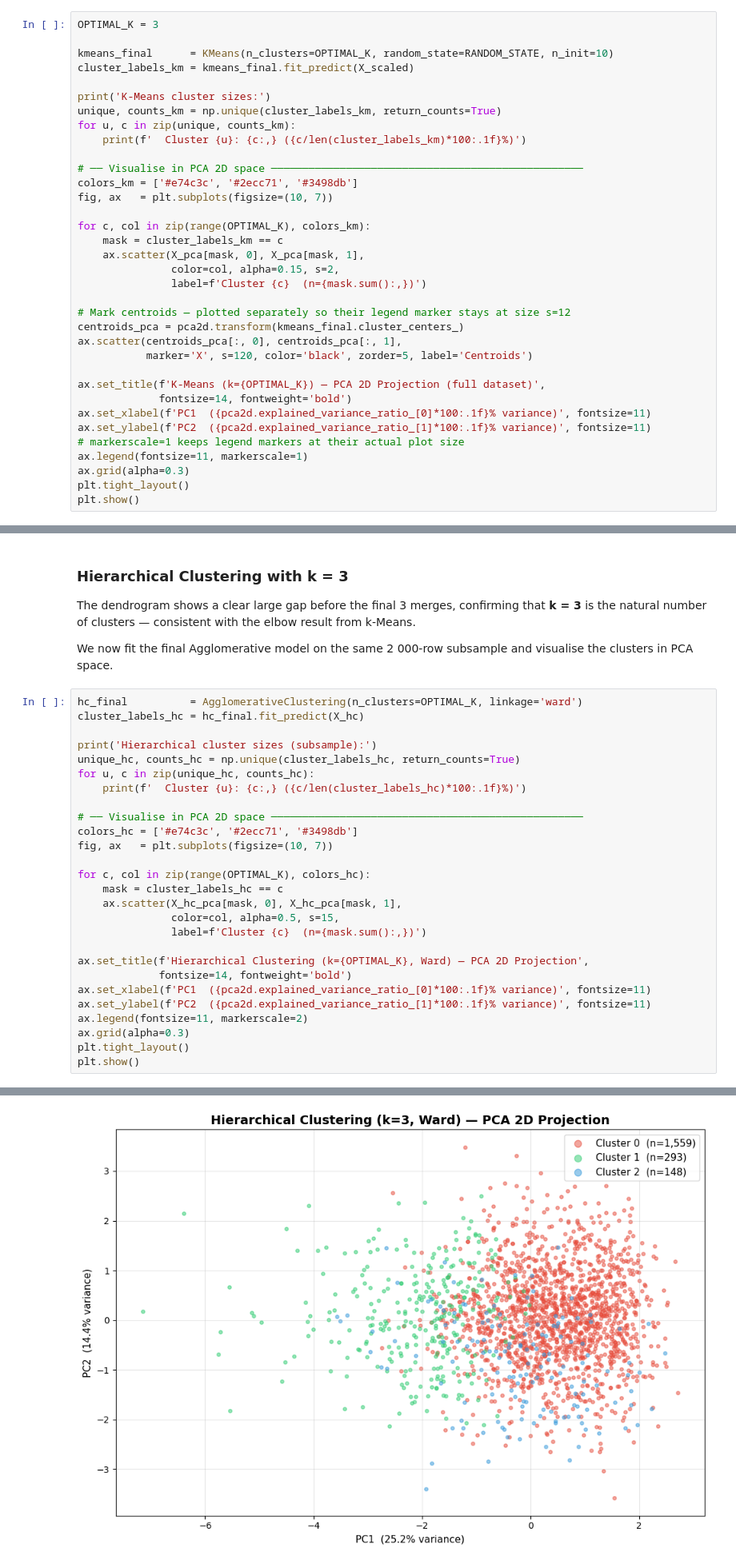
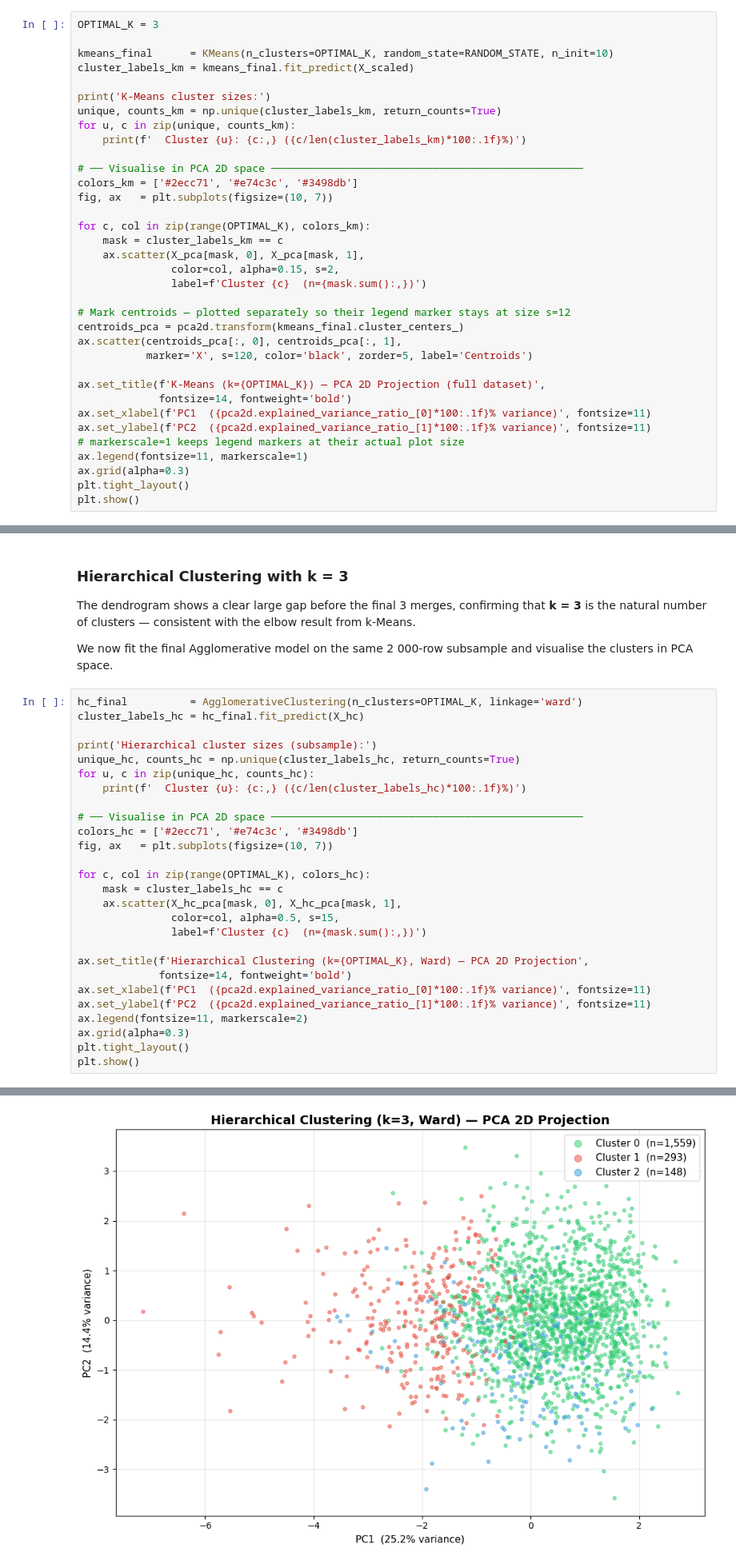
Before and after one commit to Clement-NI/Machine_learning_project_kaggle_start_up_success_data, a Jupyter notebook: scientificProject1/task.ipynb, the cells around one changed output, grey strips where cells are left out. Shown at 80% size. Saved outputs shown, nothing was run; the diff lists cells and outputs as text.

```diff
--- a/scientificProject1/task.ipynb
+++ b/scientificProject1/task.ipynb
@@ -1195,7 +1195,7 @@ for u, c in zip(unique, counts_km):
     print(f'  Cluster {u}: {c:,} ({c/len(cluster_labels_km)*100:.1f}%)')
 
 # ── Visualise in PCA 2D space ──────────────────────────────────────────────────
-colors_km = ['#e74c3c', '#2ecc71', '#3498db']
+colors_km = ['#2ecc71', '#e74c3c', '#3498db']
 fig, ax   = plt.subplots(figsize=(10, 7))
 
 for c, col in zip(range(OPTIMAL_K), colors_km):
@@ -1318,35 +1318,35 @@ and visualise the clusters in PCA space.
 hc_final          = AgglomerativeClustering(n_clusters=OPTIMAL_K, linkage='ward')
 cluster_labels_hc = hc_final.fit_predict(X_hc)
 
 print('Hierarchical cluster sizes (subsample):')
 unique_hc, counts_hc = np.unique(cluster_labels_hc, return_counts=True)
 for u, c in zip(unique_hc, counts_hc):
     print(f'  Cluster {u}: {c:,} ({c/len(cluster_labels_hc)*100:.1f}%)')
 
 # ── Visualise in PCA 2D space ──────────────────────────────────────────────────
-colors_hc = ['#e74c3c', '#2ecc71', '#3498db']
+colors_hc = ['#2ecc71', '#e74c3c', '#3498db']
 fig, ax   = plt.subplots(figsize=(10, 7))
 
 for c, col in zip(range(OPTIMAL_K), colors_hc):
     mask = cluster_labels_hc == c
     ax.scatter(X_hc_pca[mask, 0], X_hc_pca[mask, 1],
                color=col, alpha=0.5, s=15,
                label=f'Cluster {c}  (n={mask.sum():,})')
 
 ax.set_title(f'Hierarchical Clustering (k={OPTIMAL_K}, Ward) — PCA 2D Projection',
              fontsize=14, fontweight='bold')
 ax.set_xlabel(f'PC1  ({pca2d.explained_variance_ratio_[0]*100:.1f}% variance)', fontsize=11)
 ax.set_ylabel(f'PC2  ({pca2d.explained_variance_ratio_[1]*100:.1f}% variance)', fontsize=11)
 ax.legend(fontsize=11, markerscale=2)
 ax.grid(alpha=0.3)
 plt.tight_layout()
 plt.show()
 # %% [output]
 Hierarchical cluster sizes (subsample):
   Cluster 0: 1,559 (78.0%)
   Cluster 1: 293 (14.6%)
   Cluster 2: 148 (7.4%)
-[figure, old version]
+[figure, new version]
 # %% [markdown]
 ## Step 4.4 — Cluster Interpretation
 
```
Also changed, not shown: parts of 2 cells of this notebook.
